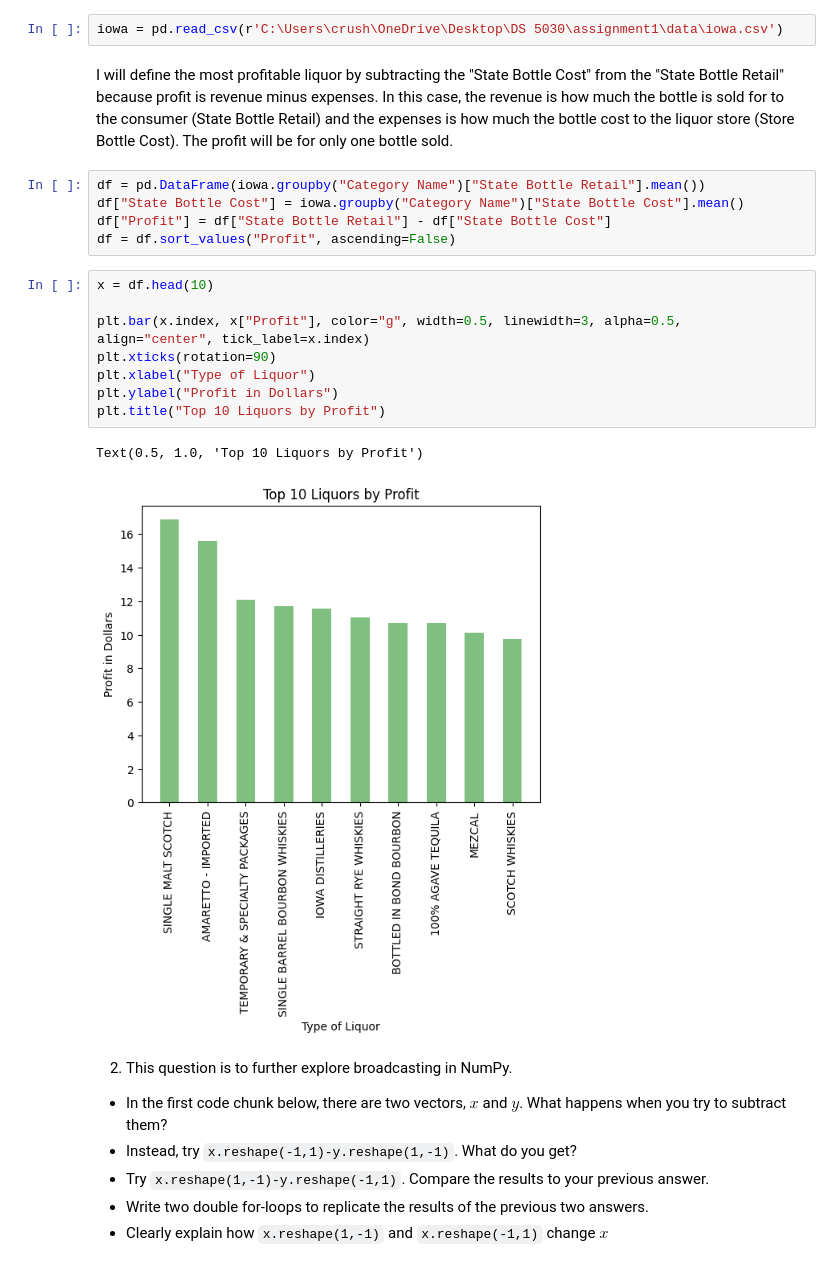
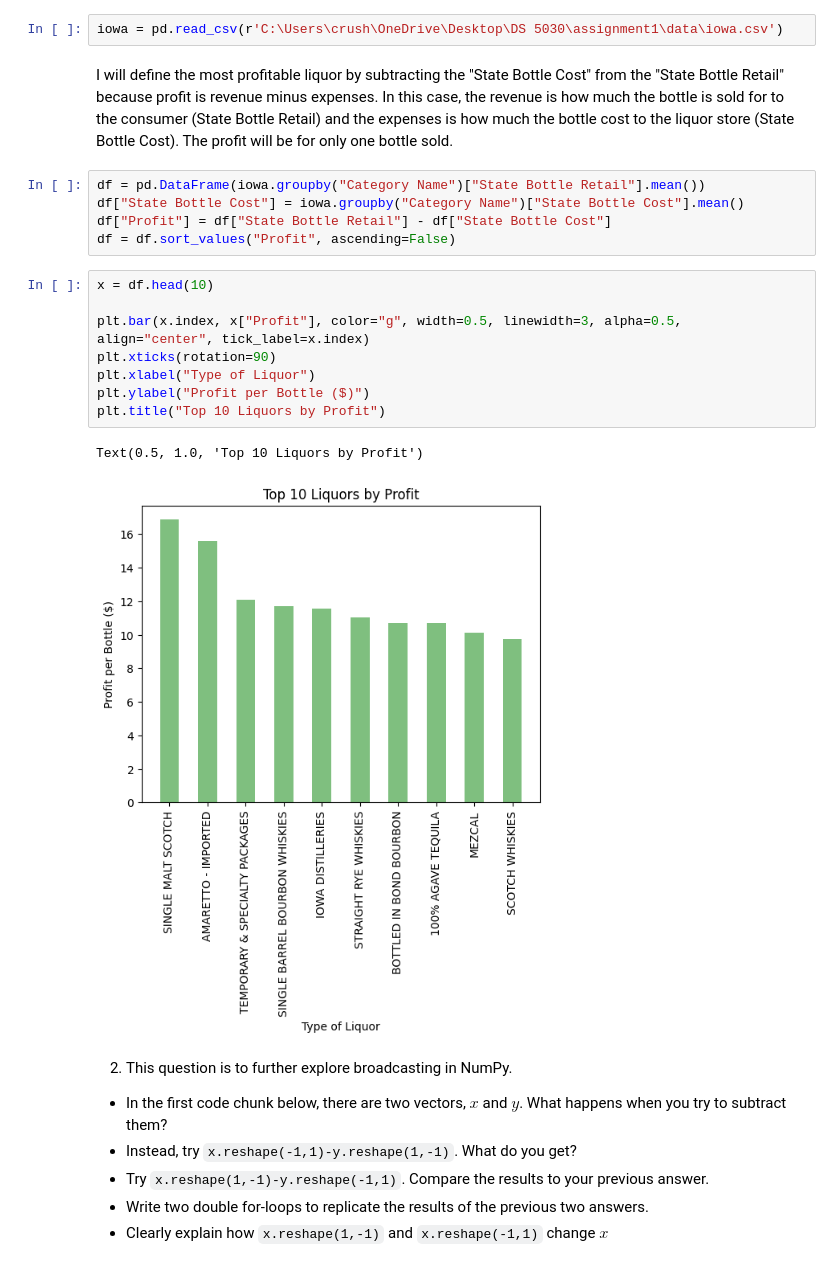
Before and after one commit to crwhittington/DS5030_assignment1, a Jupyter notebook: assignment_2.ipynb, the cells around one changed output. Cells and saved outputs as stored; diff of their text form.

```diff
--- a/assignment_2.ipynb
+++ b/assignment_2.ipynb
@@ -15,7 +15,7 @@ import seaborn as sns
 # %%
 iowa = pd.read_csv(r'C:\Users\crush\OneDrive\Desktop\DS 5030\assignment1\data\iowa.csv')
 # %% [markdown]
-I will define the most profitable liquor by subtracting the "State Bottle Cost" from the "State Bottle Retail" because profit is revenue minus expenses. In this case, the revenue is how much the bottle is sold for to the consumer (State Bottle Retail) and the expenses is how much the bottle cost to the liquor store (Store Bottle Cost). The profit will be for only one bottle sold.
+I will define the most profitable liquor by subtracting the "State Bottle Cost" from the "State Bottle Retail" because profit is revenue minus expenses. In this case, the revenue is how much the bottle is sold for to the consumer (State Bottle Retail) and the expenses is how much the bottle cost to the liquor store (State Bottle Cost). The profit will be for only one bottle sold.
 # %%
 df = pd.DataFrame(iowa.groupby("Category Name")["State Bottle Retail"].mean())
 df["State Bottle Cost"] = iowa.groupby("Category Name")["State Bottle Cost"].mean()
@@ -24,14 +24,14 @@ df = df.sort_values("Profit", ascending=False)
 # %%
 x = df.head(10)
 
 plt.bar(x.index, x["Profit"], color="g", width=0.5, linewidth=3, alpha=0.5, align="center", tick_label=x.index)
 plt.xticks(rotation=90)
 plt.xlabel("Type of Liquor")
-plt.ylabel("Profit in Dollars")
+plt.ylabel("Profit per Bottle ($)")
 plt.title("Top 10 Liquors by Profit")
 # %% [output]
 Text(0.5, 1.0, 'Top 10 Liquors by Profit')
-[figure, old version]
+[figure, new version]
 # %% [markdown]
 2. This question is to further explore broadcasting in NumPy.
 
```
Also changed, not shown: parts of 2 cells of this notebook.
